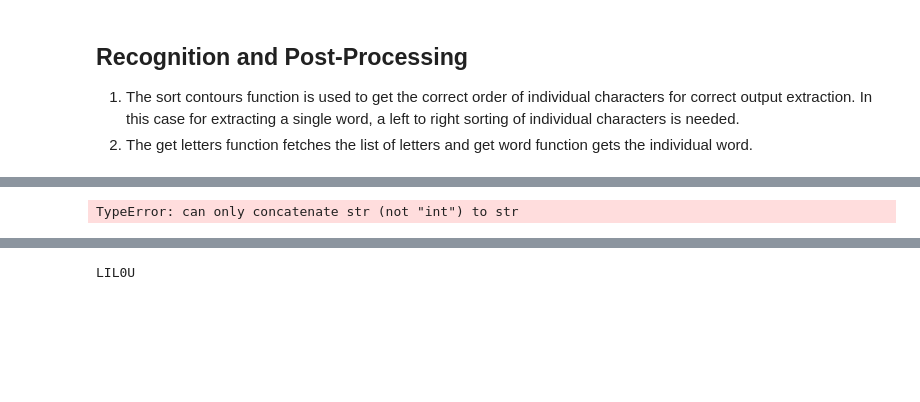
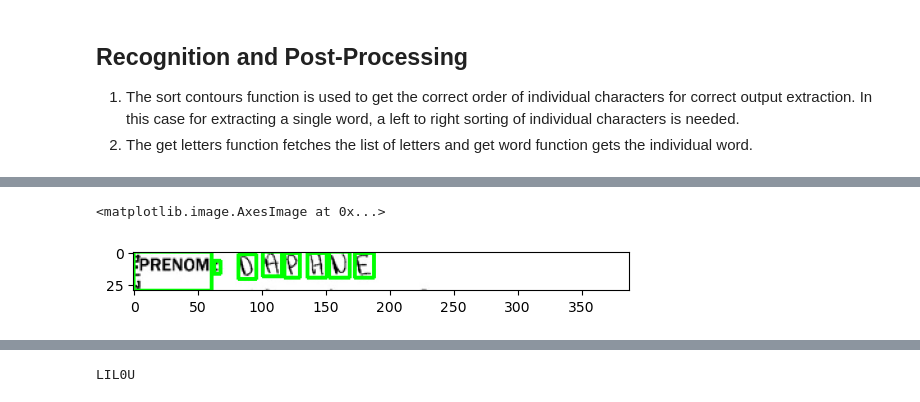
Before and after one commit to VarunRajVR/Intelliscore, a Jupyter notebook: offline-handwritten-text-ocr.ipynb, the cells around one changed output, grey strips where cells are left out. Drawn from its saved outputs; the diff is of its cells as text; code cells hidden in the pictures; blank space fills up the shorter version.

Commit message:
EASY_Ocr_model

```diff
--- a/offline-handwritten-text-ocr.ipynb
+++ b/offline-handwritten-text-ocr.ipynb
@@ -200,7 +200,7 @@ plt.show()
 1. The sort contours function is used to get the correct order of individual characters for correct output extraction. In this case for extracting a single word, a left to right sorting of individual characters is needed.
 2. The get letters function fetches the list of letters and get word function gets the individual word.
 # %%
-model = keras.models.load_model('./Offline_Handwritten.h5')
+model = keras.models.load_model('./OCR_Model.h5')
 # %%
 def sort_contours(cnts, method="left-to-right"):
     reverse = False
@@ -249,7 +268,7 @@ def get_word(letter):
     word = "".join(letter)
     return word
 # %%
-letter,image = get_letters("./Data/train_v2/TRAIN_00001.jpg")
+letter,image = get_letters("./Data/train_v2/TRAIN_00005.jpg")
 word = get_word(letter)
 print(word)
 plt.imshow(image)
@@ -270 +285,2 @@ plt.imshow(image)
-TypeError: can only concatenate str (not "int") to str
+<matplotlib.image.AxesImage at 0x...>
+[figure, added]
```
Also changed, not shown: parts of 4 cells of this notebook, 3 other files.
